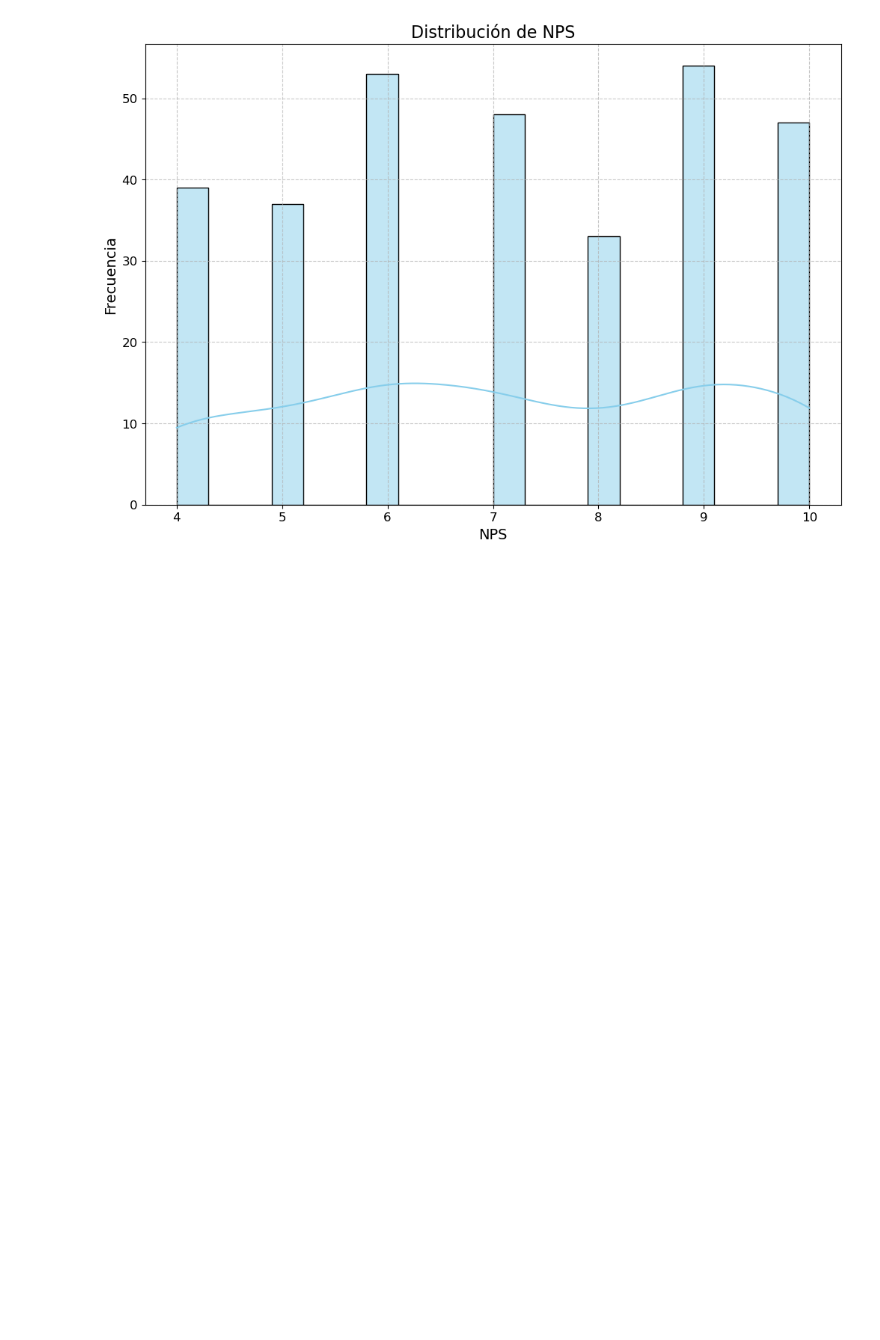
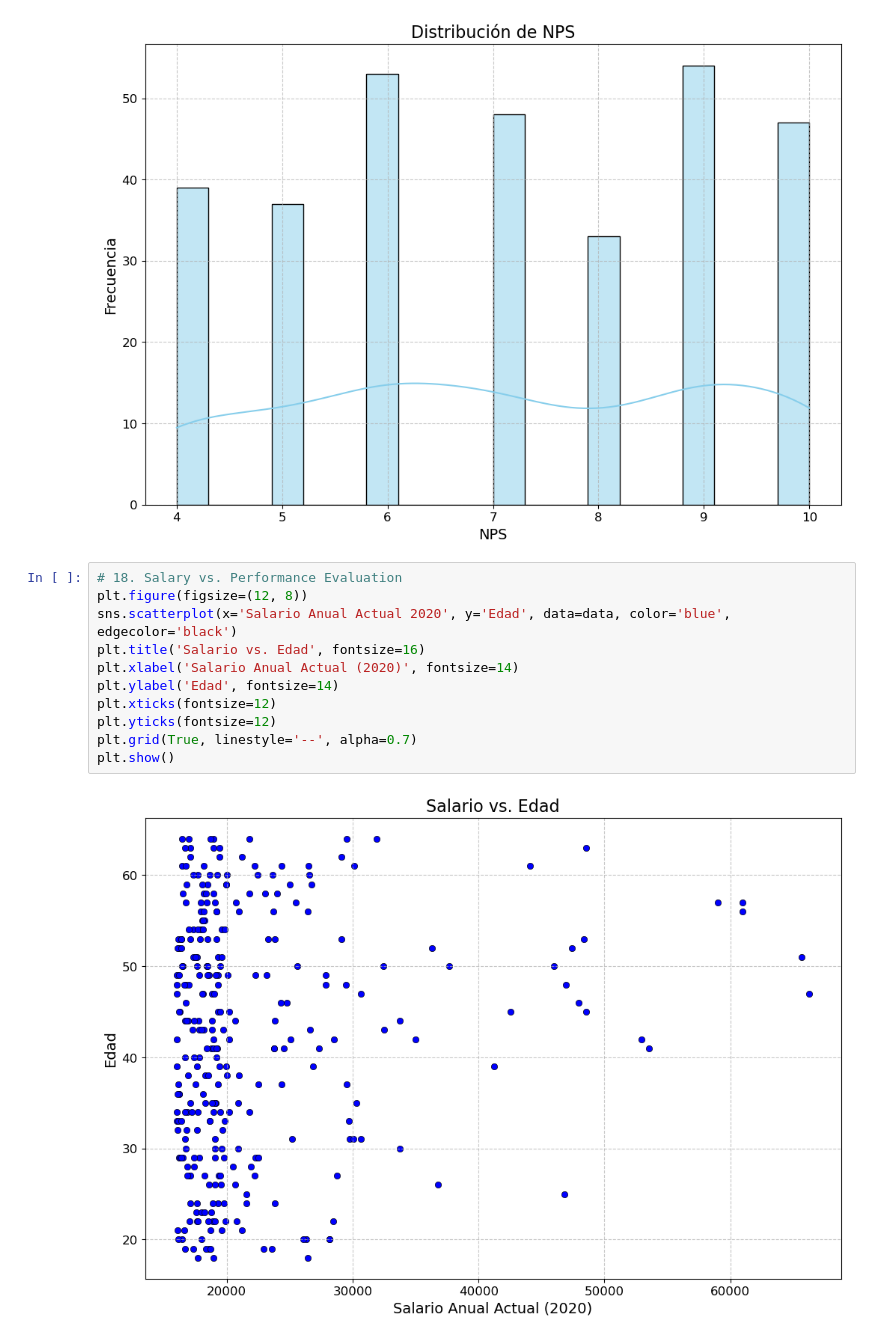
Before and after one commit to Jotis86/People-Analytics-Project, a Jupyter notebook: notebook/data_visualization.ipynb, the cells around one changed output. Drawn from its saved outputs; the diff is of its cells as text; blank space fills up the shorter version.

```diff
--- a/notebook/data_visualization.ipynb
+++ b/notebook/data_visualization.ipynb
@@ -257,3 +257,16 @@ plt.grid(True, linestyle='--', alpha=0.7)
 plt.show()
 # %% [output]
 [figure]
+# %%
+# 18. Salary vs. Performance Evaluation
+plt.figure(figsize=(12, 8))
+sns.scatterplot(x='Salario Anual Actual 2020', y='Edad', data=data, color='blue', edgecolor='black')
+plt.title('Salario vs. Edad', fontsize=16)
+plt.xlabel('Salario Anual Actual (2020)', fontsize=14)
+plt.ylabel('Edad', fontsize=14)
+plt.xticks(fontsize=12)
+plt.yticks(fontsize=12)
+plt.grid(True, linestyle='--', alpha=0.7)
+plt.show()
+# %% [output]
+[figure, added]
```
Also changed, not shown: parts of 2 cells of this notebook, 1 other file.
